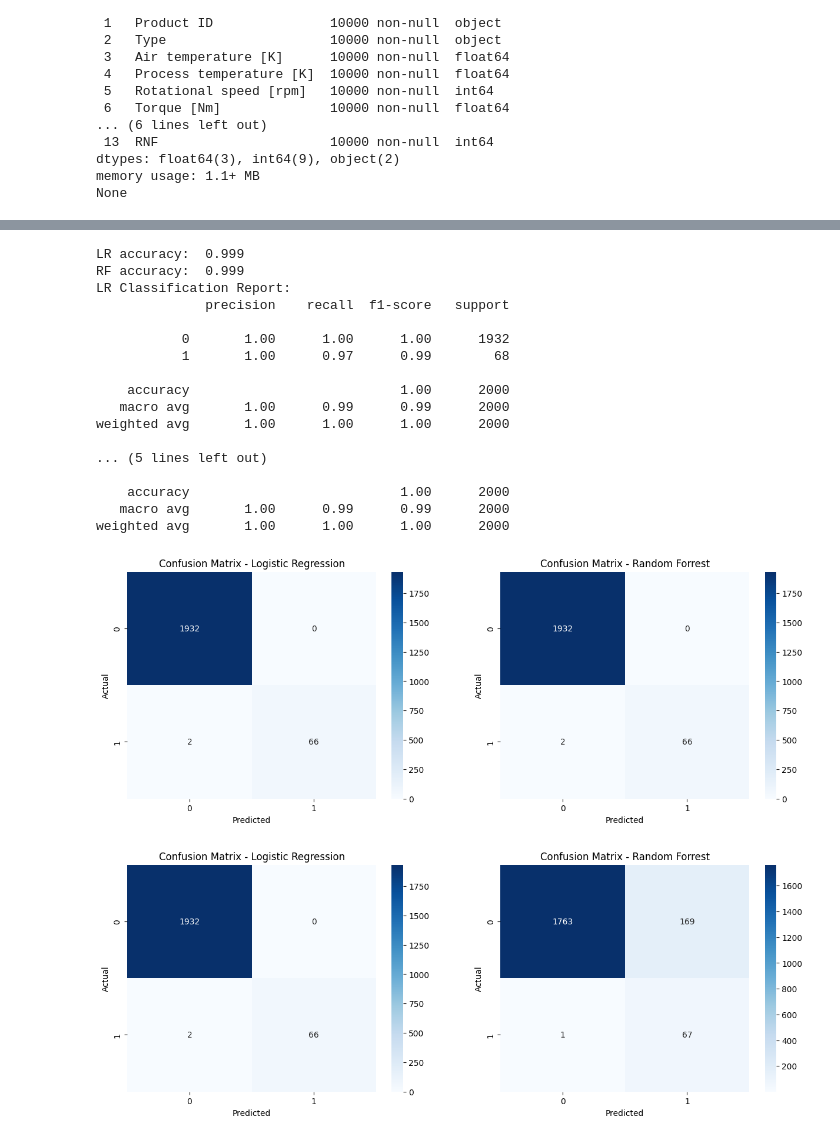
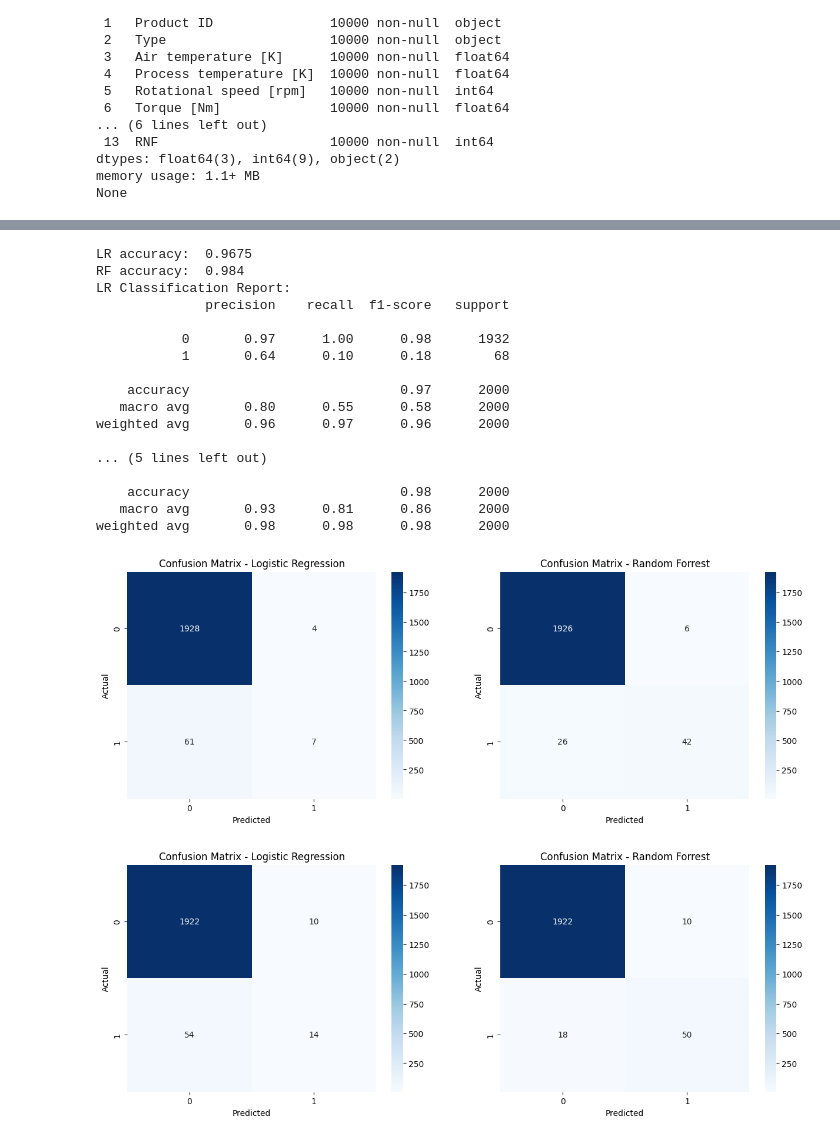
Before and after one commit to ViktorJungz/Applied-Machine-Learning-Exam, a Jupyter notebook: Main.ipynb, the cells around one changed output, grey strips where cells are left out. Cells and saved outputs as stored; diff of their text form; code cells hidden in the pictures.

```diff
--- a/Main.ipynb
+++ b/Main.ipynb
@@ -83,21 +83,18 @@ Name: count, Length: 10000, dtype: int64
 # 1. Handle missing or zero values
 df = df.dropna()
 
-# 2. Convert categorical to numeric
+# 2. Separate features (X) and target variable (y)
 df['Type'] = df['Type'].map({'L': 1, 'M': 2, 'H': 3})
-df = df.drop('Product ID', axis=1)
-
-# 3. Separate features (X) and target variable (y)
-X = df.drop('Machine failure', axis=1)
+X = df.drop(columns = ['UDI', 'Product ID','Machine failure', 'PWF', 'TWF', 'HDF', 'OSF','RNF'])
 Y = df['Machine failure']
 
-# 4. Split the data
+# 3. Split the data
 x_train, x_test, y_train, y_test = train_test_split(X, Y, train_size=0.8, stratify=Y, random_state=42)
 
-# 5: Scale the features
+# 4: Scale the features
 scaler = StandardScaler()
 
-# Fit the scaler to the training data and transform both training and test sets
+# 5: Fit the scaler to the training data and transform both training and test sets
 x_train_scaled = scaler.fit_transform(x_train)  # Scale the training set
 x_test_scaled = scaler.transform(x_test)        # Scale the test set using the same scaler
 # %%
@@ -162,53 +159,53 @@ plt.xlabel('Predicted')
 
 plt.show()
 # %% [output]
-LR accuracy:  0.999
-RF accuracy:  0.999
+LR accuracy:  0.9675
+RF accuracy:  0.984
 LR Classification Report:
               precision    recall  f1-score   support
 
-           0       1.00      1.00      1.00      1932
-           1       1.00      0.97      0.99        68
+           0       0.97      1.00      0.98      1932
+           1       0.64      0.10      0.18        68
 
-    accuracy                           1.00      2000
-   macro avg       1.00      0.99      0.99      2000
-weighted avg       1.00      1.00      1.00      2000
+    accuracy                           0.97      2000
+   macro avg       0.80      0.55      0.58      2000
+weighted avg       0.96      0.97      0.96      2000
 
 ... (5 lines left out)
 
-    accuracy                           1.00      2000
-   macro avg       1.00      0.99      0.99      2000
-weighted avg       1.00      1.00      1.00      2000
+    accuracy                           0.98      2000
+   macro avg       0.93      0.81      0.86      2000
+weighted avg       0.98      0.98      0.98      2000
-[figure, old version]
+[figure, new version]
 # %%
 #####################################
 ##         FINE-TUNE MODELS        ##
 #####################################
 
-threshold = 0.01  # Adjust threshold here
+threshold = 0.4  # Adjust threshold here
 lr_y_prob_test = lr.predict_proba(x_test_scaled)[:, 1]
 lr_y_pred_test = (lr_y_prob_test >= threshold).astype(int)
 
 rf_y_prob_test = rf.predict_proba(x_test_scaled)[:, 1]
 rf_y_pred_test = (rf_y_prob_test >= threshold).astype(int)
 
 lr_cm = confusion_matrix(y_test, lr_y_pred_test)
 rf_cm = confusion_matrix(y_test, rf_y_pred_test)
 
 plt.figure(figsize=(15, 5))
 plt.subplot(1,2,1)
 sns.heatmap(lr_cm, annot=True, fmt='d', cmap='Blues')
 plt.title('Confusion Matrix - Logistic Regression')
 plt.ylabel('Actual')
 plt.xlabel('Predicted')
 plt.subplot(1,2,2)
 sns.heatmap(rf_cm, annot=True, fmt='d', cmap='Blues')
 plt.title('Confusion Matrix - Random Forrest')
 plt.ylabel('Actual')
 plt.xlabel('Predicted')
 plt.show()
 # %% [output]
-[figure, old version]
+[figure, new version]
 # %%
 # Feature importance
 # This shows how much each feature contributes to the model's decisions
```
Also changed, not shown: parts of 2 cells of this notebook.
